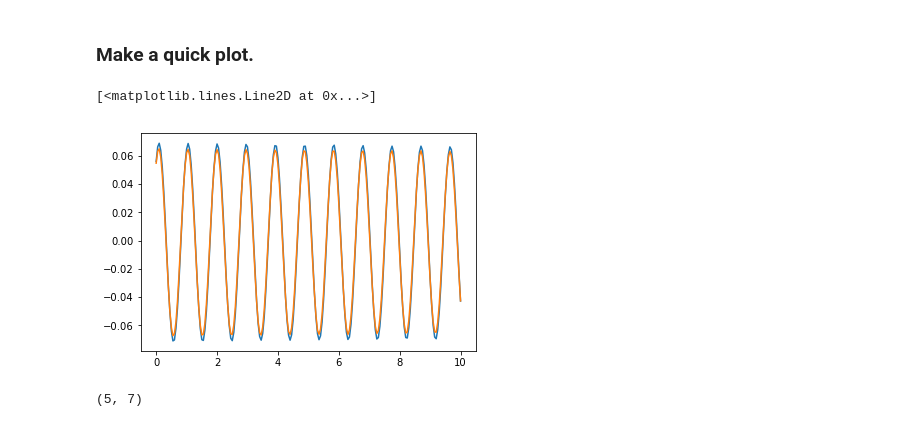
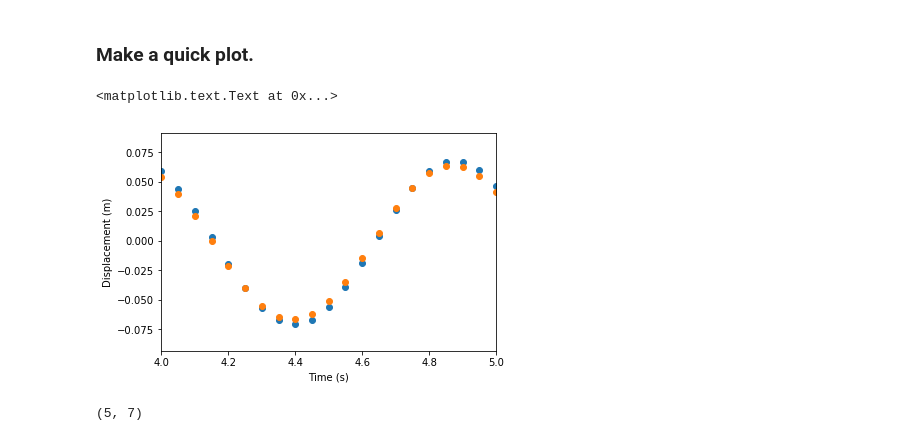
Before and after one commit to moustakas/siena-astrophysics, a Jupyter notebook: teaching/310-F17/harmonic-oscillator/harmonic-oscillator.ipynb, the cells around one changed output. Cells and saved outputs as stored; diff of their text form; code cells hidden in the pictures.

```diff
--- a/teaching/310-F17/harmonic-oscillator/harmonic-oscillator.ipynb
+++ b/teaching/310-F17/harmonic-oscillator/harmonic-oscillator.ipynb
@@ -44,13 +59,16 @@ y1 = y1 - np.mean(y1)
 y2 = y2 - np.mean(y2)
 # %% [markdown]
 ### Make a quick plot.
-# %%
-fig, ax = plt.subplots()
-ax.plot(t1, y1)
-ax.plot(t2, y2)
-# %% [output]
-[<matplotlib.lines.Line2D at 0x...>]
-[figure, removed]
+# %%
+fig, ax = plt.subplots()
+ax.scatter(time, y1)
+ax.scatter(time, y2)
+ax.set_xlim(4, 5)
+ax.set_ylabel('Displacement (m)')
+ax.set_xlabel('Time (s)')
+# %% [output]
+<matplotlib.text.Text at 0x...>
+[figure, added]
 # %%
 yavg = np.zeros_like(y1)
 yerr = np.zeros_like(y1)
```
Also changed, not shown: parts of 1 cell of this notebook.
